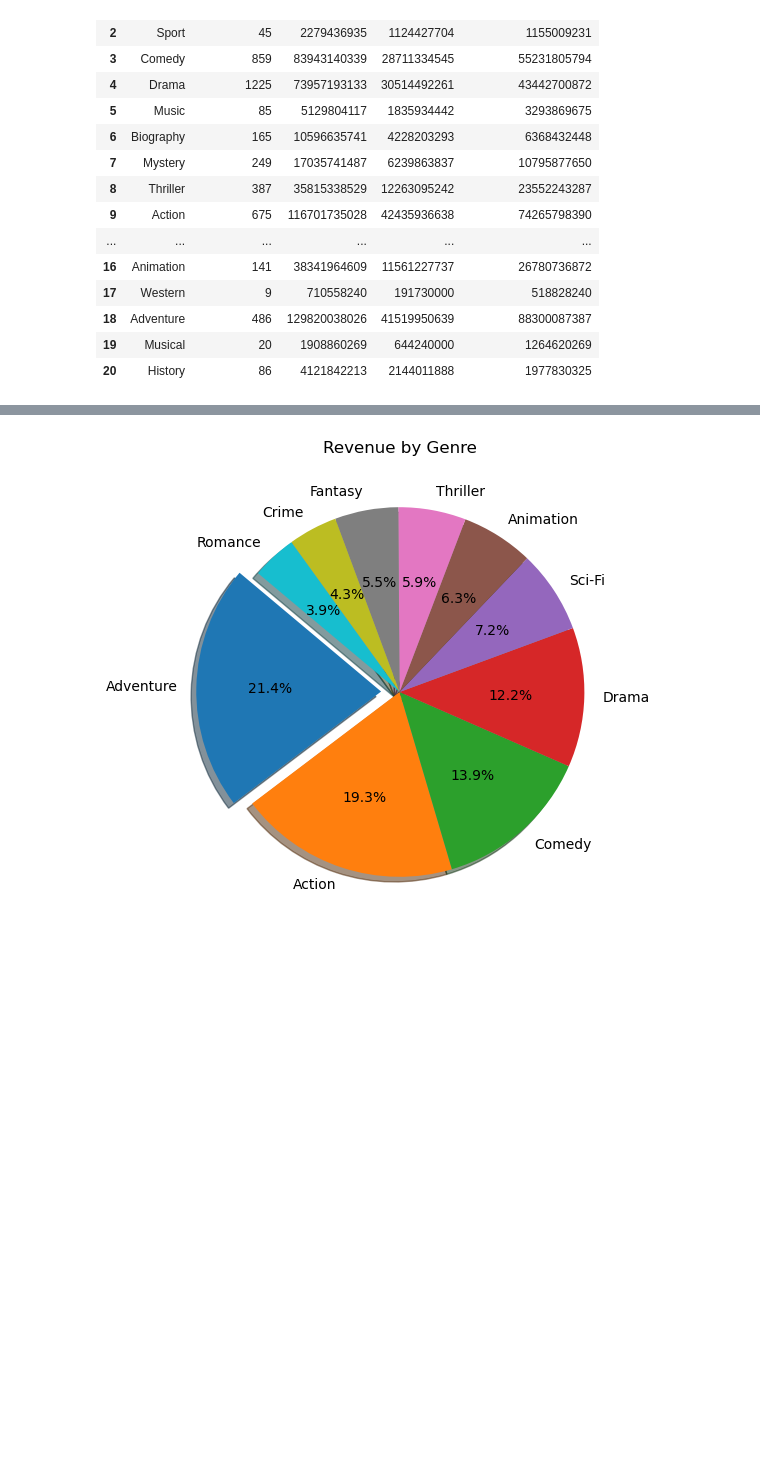
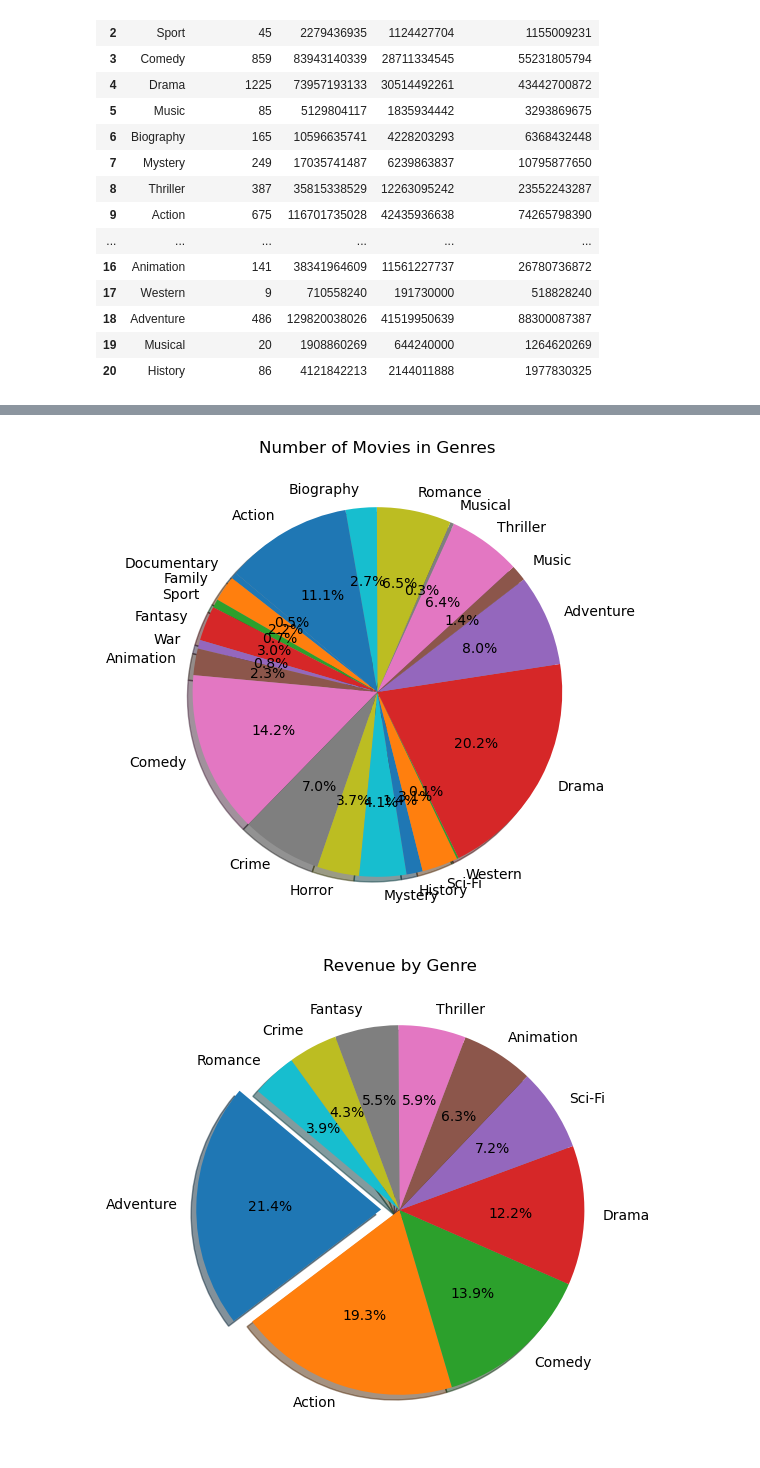
Before and after one commit to Robotrousers/Group1Proj1, a Jupyter notebook: mo_genres.ipynb, the cells around one changed output, grey strips where cells are left out. Saved outputs shown, nothing was run; the diff lists cells and outputs as text; code cells hidden in the pictures; blank space fills up the shorter version.

```diff
--- a/mo_genres.ipynb
+++ b/mo_genres.ipynb
@@ -140,3 +140,11 @@ top_rev_genre
+# %%
+explode = (0.1,0,0,0,0,0,0,0,0,0)
+plt.figure(figsize=(10, 6))
+plt.pie(genre_count_df["Genre Count"], labels=genre_count_df["Genre"], shadow=True, autopct='%1.1f%%', startangle=140)
+plt.title('Number of Movies in Genres')
+plt.show()
+# %% [output]
+[figure, added]
 # %%
 explode = (0.1,0,0,0,0,0,0,0,0,0)
 plt.figure(figsize=(10, 6))
```
Also changed, not shown: parts of 1 cell of this notebook, 2 other files.
